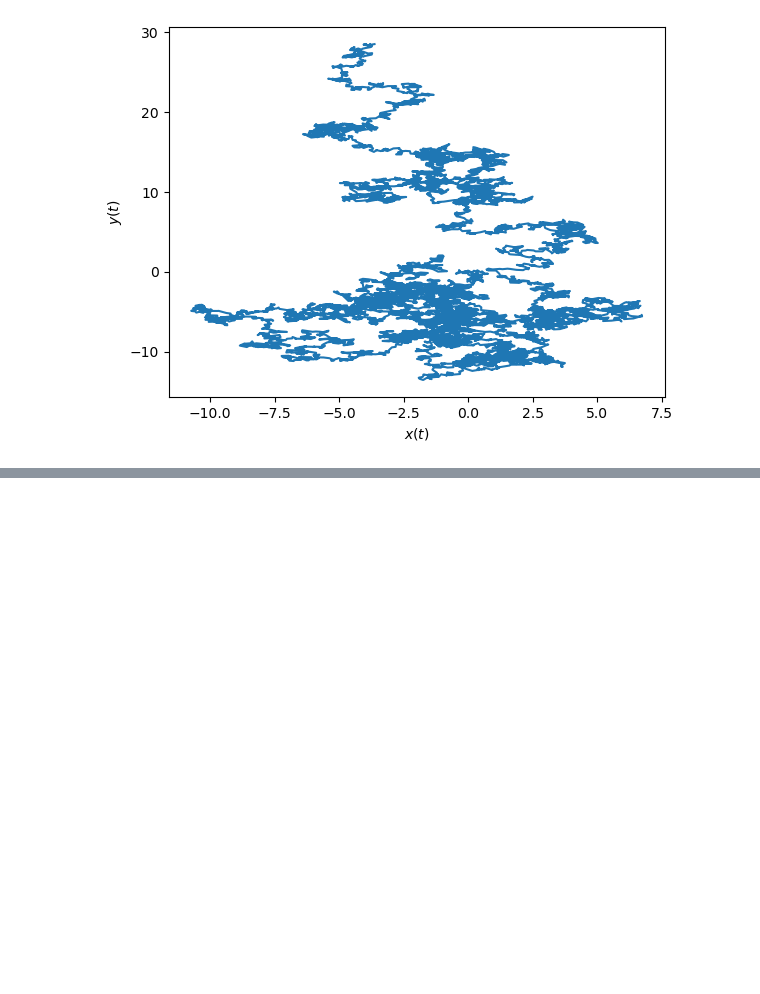
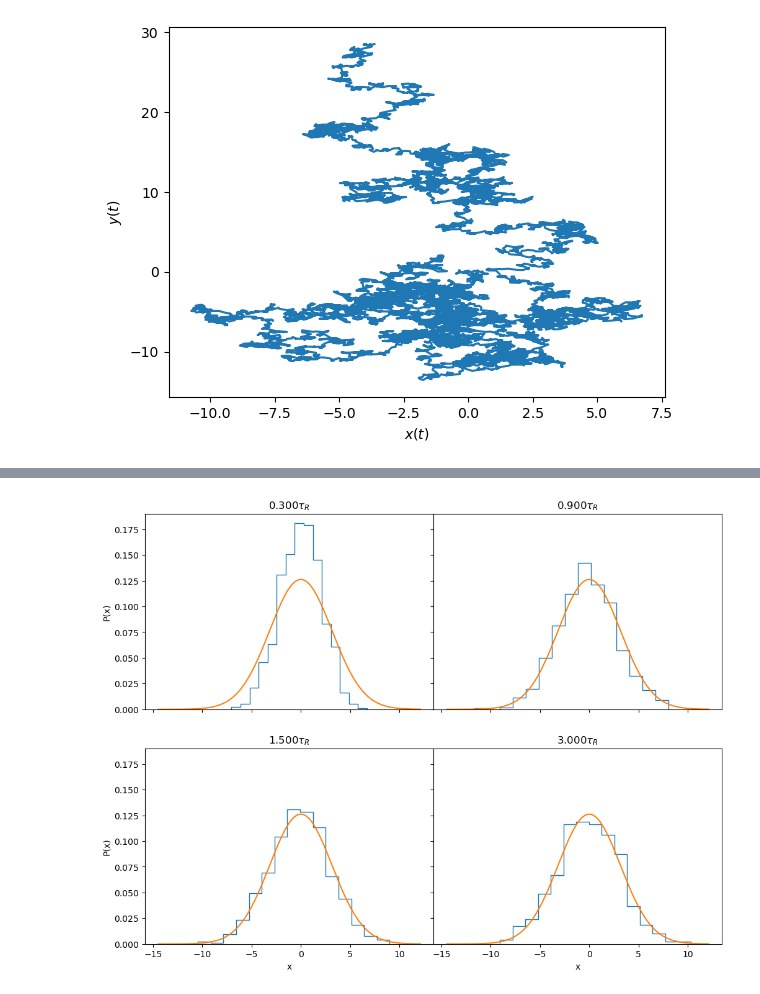
Before and after one commit to Ben-Janda/Molecular-Motor, a Jupyter notebook: 01_Intro.ipynb, the cells around one changed output, grey strips where cells are left out. Cells and saved outputs as stored; diff of their text form; code cells hidden in the pictures; blank space fills up the shorter version.

```diff
--- a/01_Intro.ipynb
+++ b/01_Intro.ipynb
@@ -45,0 +65,47 @@ ax.plot(x,y)
+# %%
+from tqdm import tqdm #optional import for progressbar
+
+rng = np.random.default_rng(seed=2048)
+
+N = 1000
+k0 = 1.0
+D0 = 10.0
+
+cfg = SimulationConfig(
+    gamma = 1.0,
+    k_func = lambda t: k0,
+    D_func = lambda t: D0,
+    t_max = 3.0,
+    dt = 0.0001
+    )
+
+data = np.empty(shape=(N,len(cfg.t_array)))
+beta = 1/(D0 * cfg.gamma)
+
+pbar = tqdm(total=N)
+for k in range(N):
+    data[k] = solver(cfg, rng=rng)[0]
+    if k % 10 == 0:
+        pbar.update(10)
+pbar.close()
+
+x = np.linspace(np.min(data), np.max(data), 200)
+P = np.sqrt(k0 * beta / 2 / np.pi) * np.exp(- beta * k0 * x ** 2 / 2)
+
+fig, axs = plt.subplots(2,2, figsize=(12,9), sharex=True, sharey=True)
+fig.subplots_adjust(wspace=0)#,hspace=0)
+axs[0,0].set_ylabel(r"P(x)"), axs[1,0].set(xlabel=r"x", ylabel=r"P(x)"), axs[1,1].set_xlabel(r"x")
+
+for n,k in enumerate([0.1,0.3,0.5,1.0]):
+    num = int(k * len(cfg.t_array)) - 1
+    counts, bins = np.histogram(data[:,num], density=True, bins=15)
+    if n <= 1:
+        axs[0,n].stairs(counts, bins)
+        axs[0,n].set_title(label=r"{kk:.3f}$\tau_R$".format(kk=k*cfg.t_max))
+        axs[0,n].plot(x,P)
+    else:
+        axs[1,n-2].stairs(counts, bins)
+        axs[1,n-2].set_title(label=r"{kk:.3f}$\tau_R$".format(kk=k*cfg.t_max))
+        axs[1,n-2].plot(x,P)
+# %% [output]
+[figure, added]
```
Also changed, not shown: parts of 5 cells of this notebook.
